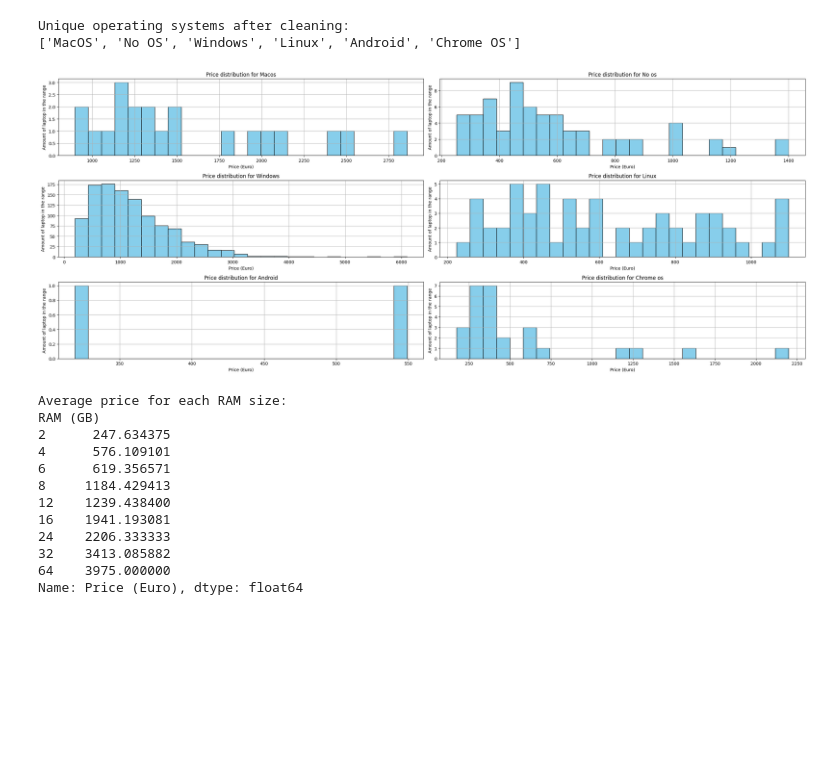
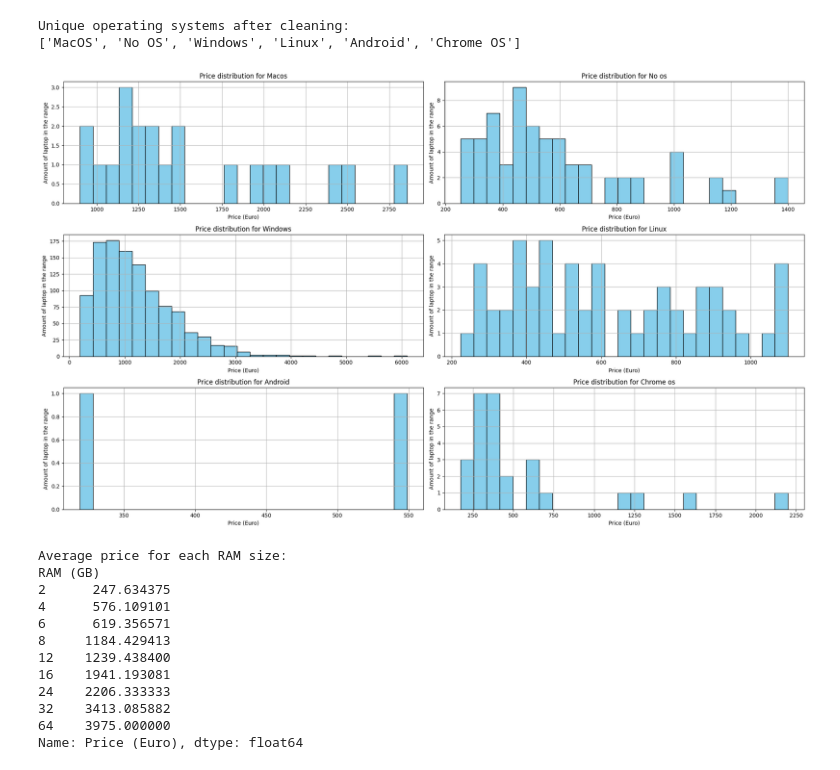
Before and after one commit to Matan-Jack/firstProjectPython, a Jupyter notebook: firstMiniProject.ipynb, the cells around one changed output. Cells and saved outputs as stored; diff of their text form; code cells hidden in the pictures; blank space fills up the shorter version.

```diff
--- a/firstMiniProject.ipynb
+++ b/firstMiniProject.ipynb
@@ -391,39 +396,39 @@ file['OpSys'] = file['OpSys'].apply(mapping)
 unique_os = file['OpSys'].unique().tolist()
 
 # Create a figure with a larger size for better layout
-plt.figure(figsize = (25,10))
+plt.figure(figsize = (20,12))
 
 # Loop over each unique operating system to create individual plots
 for i, os in enumerate (unique_os, start = 1):
 
     # Create subplot (3 rows, 2 columns), with i as the subplot number
     plt.subplot(3, 2, i )
 
     # Filter the dataframe for the current OS
     subset = file[file['OpSys']==os]
 
     # Create a histogram
     plt.hist(subset['Price (Euro)'], bins = 25, color = 'skyblue', edgecolor = "black")
 
     # Prints squares on the screen.
     plt.grid(True)
 
     # Dynamic set title with capitalized OS name
     plt.title(f"Price distribution for {os.capitalize()}")
 
     # Adds a label to the x-axis
     plt.xlabel('Price (Euro)')
 
     # Adds a label to the y-axis
     plt.ylabel('Amount of laptop in the range')
 
 # Adjust layout to prevent overlap of plots
 plt.tight_layout()
 
 # show the graph.
 plt.show()
 # %% [output]
-[figure, old version]
+[figure, new version]
 # %%
 import pandas as pd
 import matplotlib.pyplot as plt
```
Also changed, not shown: parts of 6 cells of this notebook.
